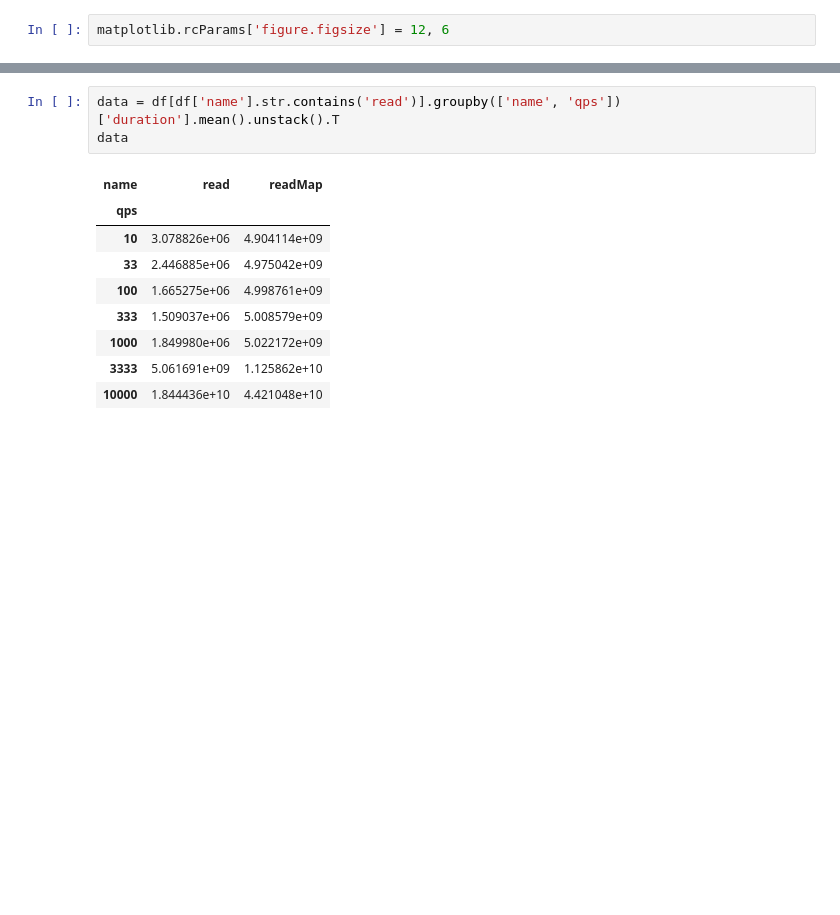
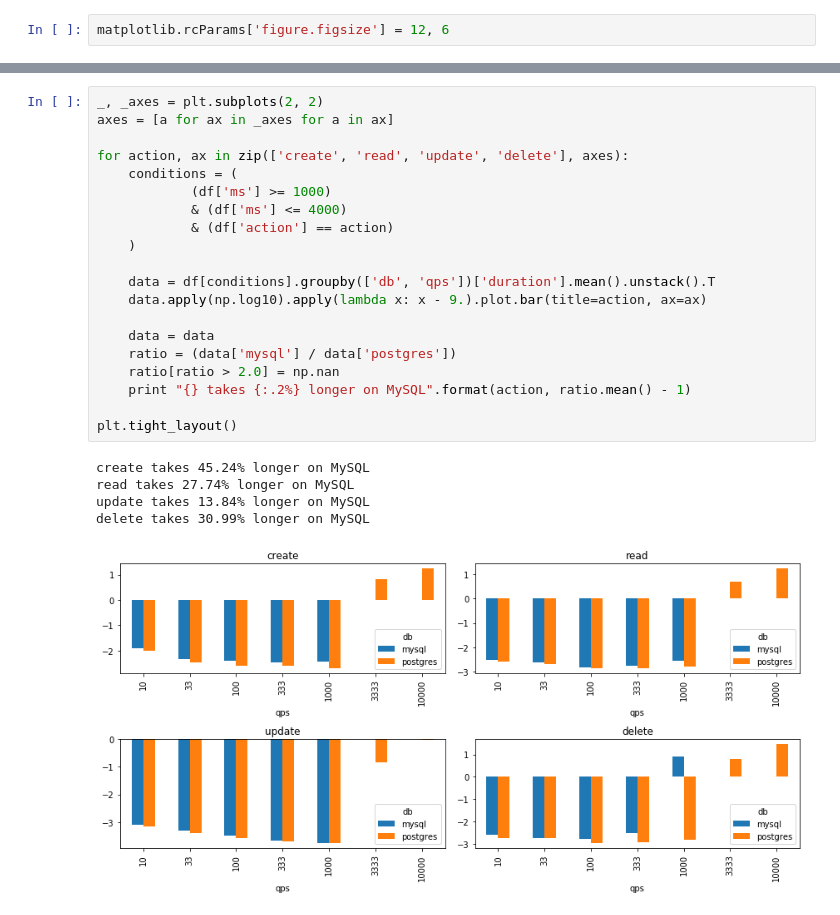
Before and after one commit to tianhuil/sql-speed, a Jupyter notebook: Analysis.ipynb, the cells around one changed output, grey strips where cells are left out. Saved outputs shown, nothing was run; the diff lists cells and outputs as text; blank space fills up the shorter version.

```diff
--- a/Analysis.ipynb
+++ b/Analysis.ipynb
@@ -43,13 +52,26 @@ data.plot.bar()
-# %%
-data = df[df['name'].str.contains('read')].groupby(['name', 'qps'])['duration'].mean().unstack().T
-data
-# %% [output]
-| name | read | readMap |
-| qps |  |  |
-| 10 | 3.078826e+06 | 4.904114e+09 |
-| 33 | 2.446885e+06 | 4.975042e+09 |
-| 100 | 1.665275e+06 | 4.998761e+09 |
-| 333 | 1.509037e+06 | 5.008579e+09 |
-| 1000 | 1.849980e+06 | 5.022172e+09 |
-| 3333 | 5.061691e+09 | 1.125862e+10 |
-| 10000 | 1.844436e+10 | 4.421048e+10 |
+# %%
+_, _axes = plt.subplots(2, 2)
+axes = [a for ax in _axes for a in ax]
+
+for action, ax in zip(['create', 'read', 'update', 'delete'], axes):
+    conditions = (
+            (df['ms'] >= 1000)
+            & (df['ms'] <= 4000)
+            & (df['action'] == action)
+    )
+
+    data = df[conditions].groupby(['db', 'qps'])['duration'].mean().unstack().T
+    data.apply(np.log10).apply(lambda x: x - 9.).plot.bar(title=action, ax=ax)
+
+    data = data
+    ratio = (data['mysql'] / data['postgres'])
+    ratio[ratio > 2.0] = np.nan
+    print "{} takes {:.2%} longer on MySQL".format(action, ratio.mean() - 1)
+
+plt.tight_layout()
+# %% [output]
+create takes 45.24% longer on MySQL
+read takes 27.74% longer on MySQL
+update takes 13.84% longer on MySQL
+delete takes 30.99% longer on MySQL
+[figure, added]
```
Also changed, not shown: parts of 6 cells of this notebook.
